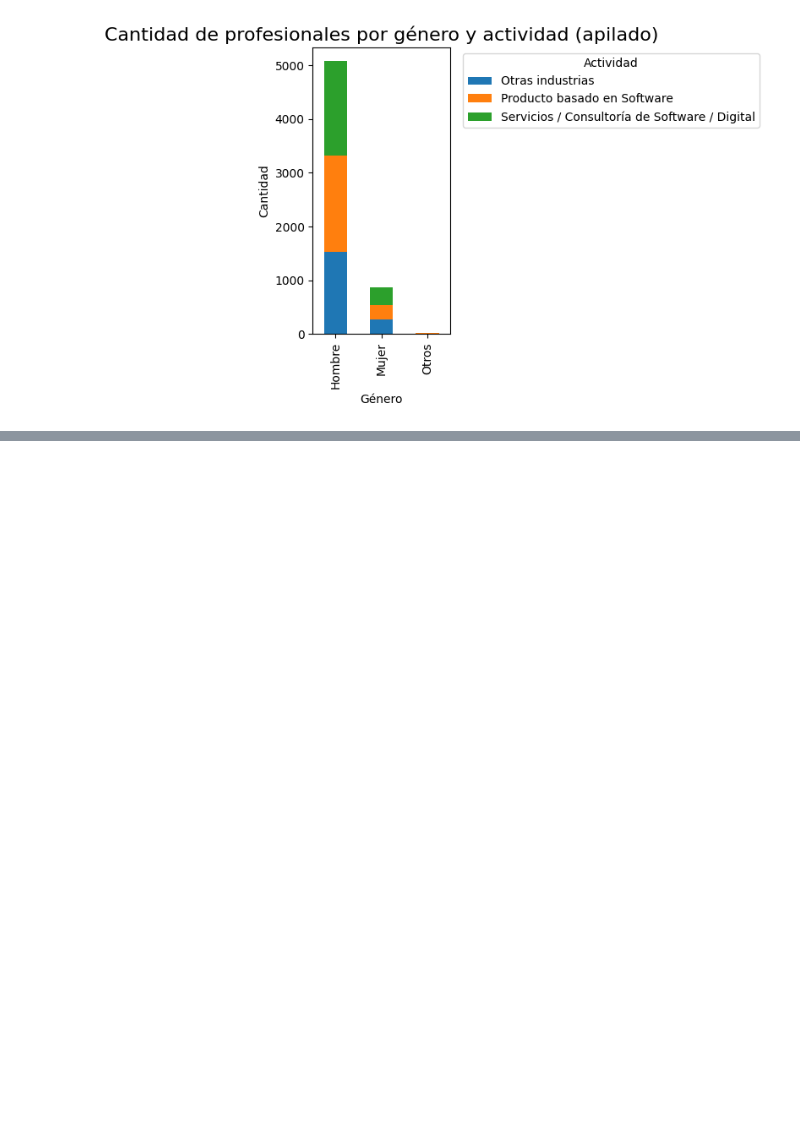
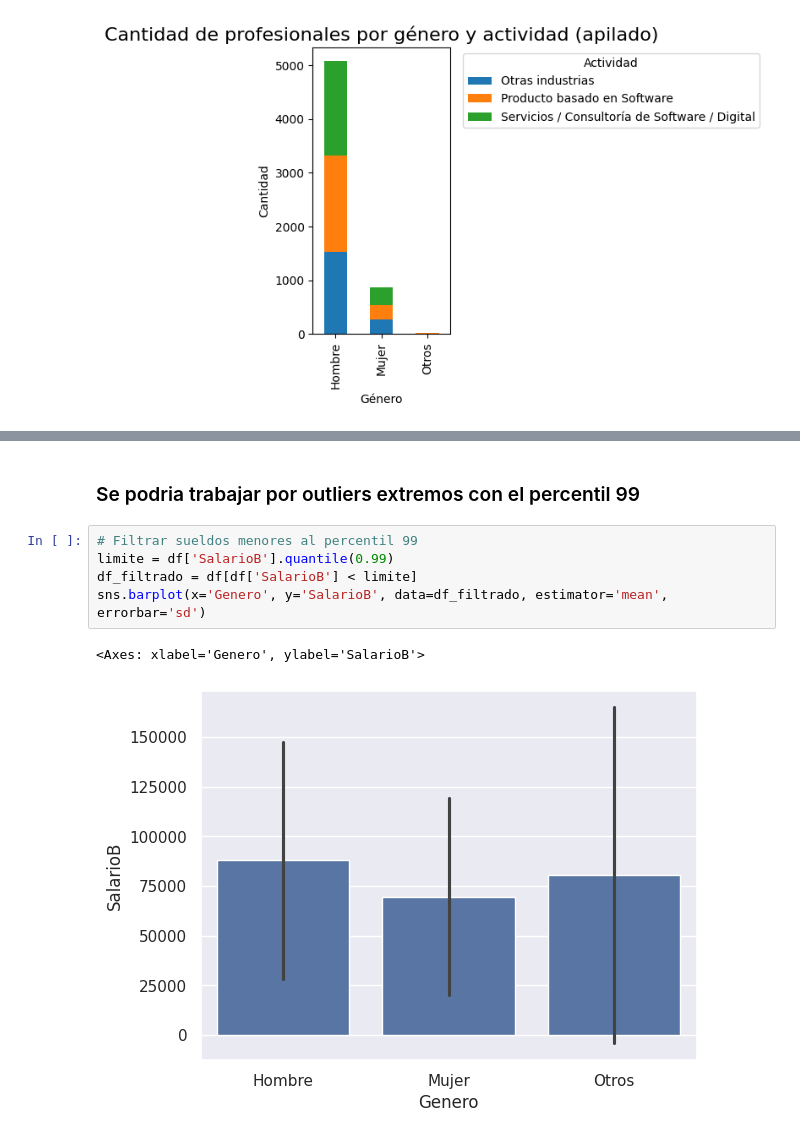
Before and after one commit to Andru-1987/74235-_DataScience_I, a Jupyter notebook: clase_8/linear-ejemplo-real.ipynb, the cells around one changed output, grey strips where cells are left out. Drawn from its saved outputs; the diff is of its cells as text; blank space fills up the shorter version.

```diff
--- a/clase_8/linear-ejemplo-real.ipynb
+++ b/clase_8/linear-ejemplo-real.ipynb
@@ -282,0 +302,10 @@ plt.show()
+# %% [markdown]
+### Se podria trabajar por outliers extremos con el percentil 99
+# %%
+# Filtrar sueldos menores al percentil 99
+limite = df['SalarioB'].quantile(0.99)
+df_filtrado = df[df['SalarioB'] < limite]
+sns.barplot(x='Genero', y='SalarioB', data=df_filtrado, estimator='mean', errorbar='sd')
+# %% [output]
+<Axes: xlabel='Genero', ylabel='SalarioB'>
+[figure, added]
```
Also changed, not shown: parts of 16 cells of this notebook.
